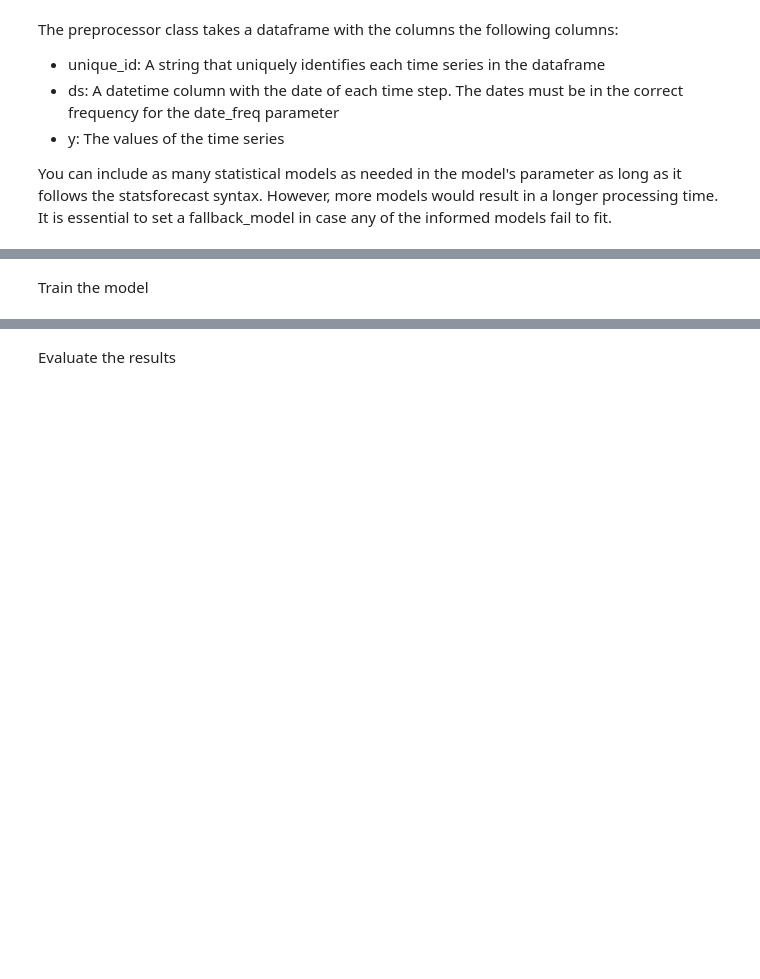
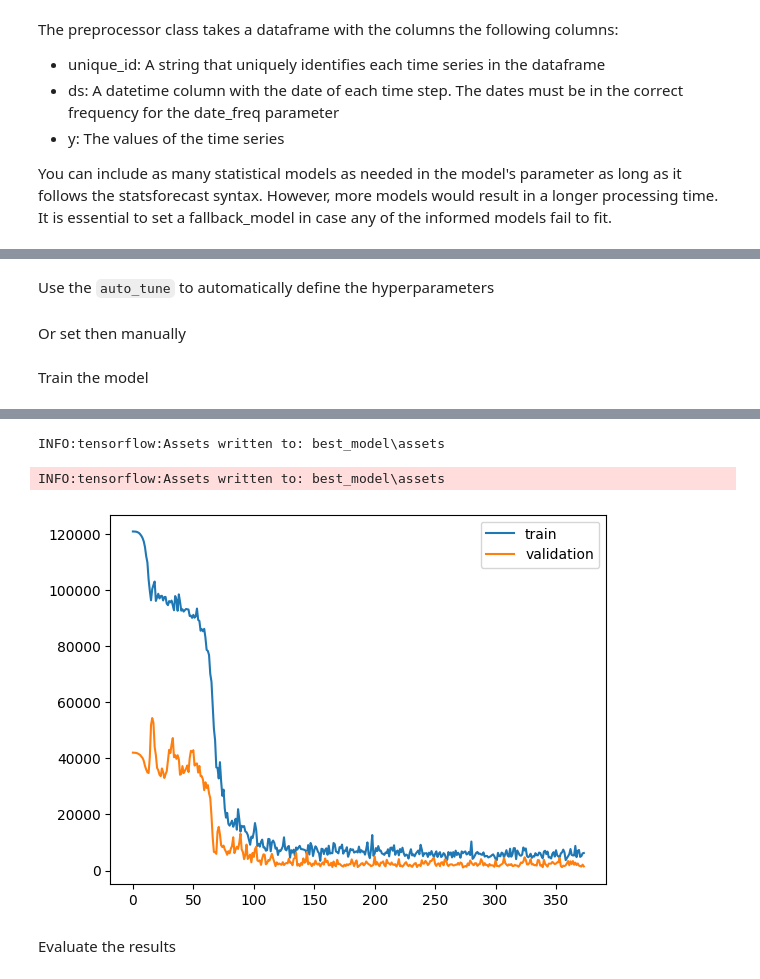
Before and after one commit to renanklehm/true-sight, a Jupyter notebook: true-sight.ipynb, the cells around one changed output, grey strips where cells are left out. Cells and saved outputs as stored; diff of their text form; code cells hidden in the pictures; blank space fills up the shorter version.

```diff
--- a/true-sight.ipynb
+++ b/true-sight.ipynb
@@ -37 +40,3 @@ Create the model and auto tune the hyperparameters
+# %% [markdown]
+Use the `auto_tune` to automatically define the hyperparameters
 # %%
@@ -40,0 +44,2 @@ truesight.auto_tune(X_train, Y_train, X_val, Y_val, n_trials = 50, batch_size =
+# %% [markdown]
+Or set then manually
@@ -43,7 +50,8 @@ Train the model
 # %%
 callbacks = [
     tf.keras.callbacks.EarlyStopping(patience = 100, restore_best_weights = True, monitor = "val_loss"),
-    tf.keras.callbacks.ReduceLROnPlateau(monitor = "val_loss", factor = 0.5, patience = 25, verbose = 1),
+    tf.keras.callbacks.ReduceLROnPlateau(monitor = "val_loss", factor = 0.5, patience = 25, verbose = False),
 ]
 truesight.fit(X_train, Y_train, X_val, Y_val, batch_size = 128, epochs = 1000, verbose = False, callbacks = callbacks)
 truesight.plot_history()
+# %% [output]
@@ -50,3 +59,6 @@ truesight.plot_history()
+INFO:tensorflow:Assets written to: best_model\assets
+INFO:tensorflow:Assets written to: best_model\assets
+[figure, added]
 # %% [markdown]
 Evaluate the results
 # %%
```
Also changed, not shown: parts of 10 cells of this notebook, 3 other files.
